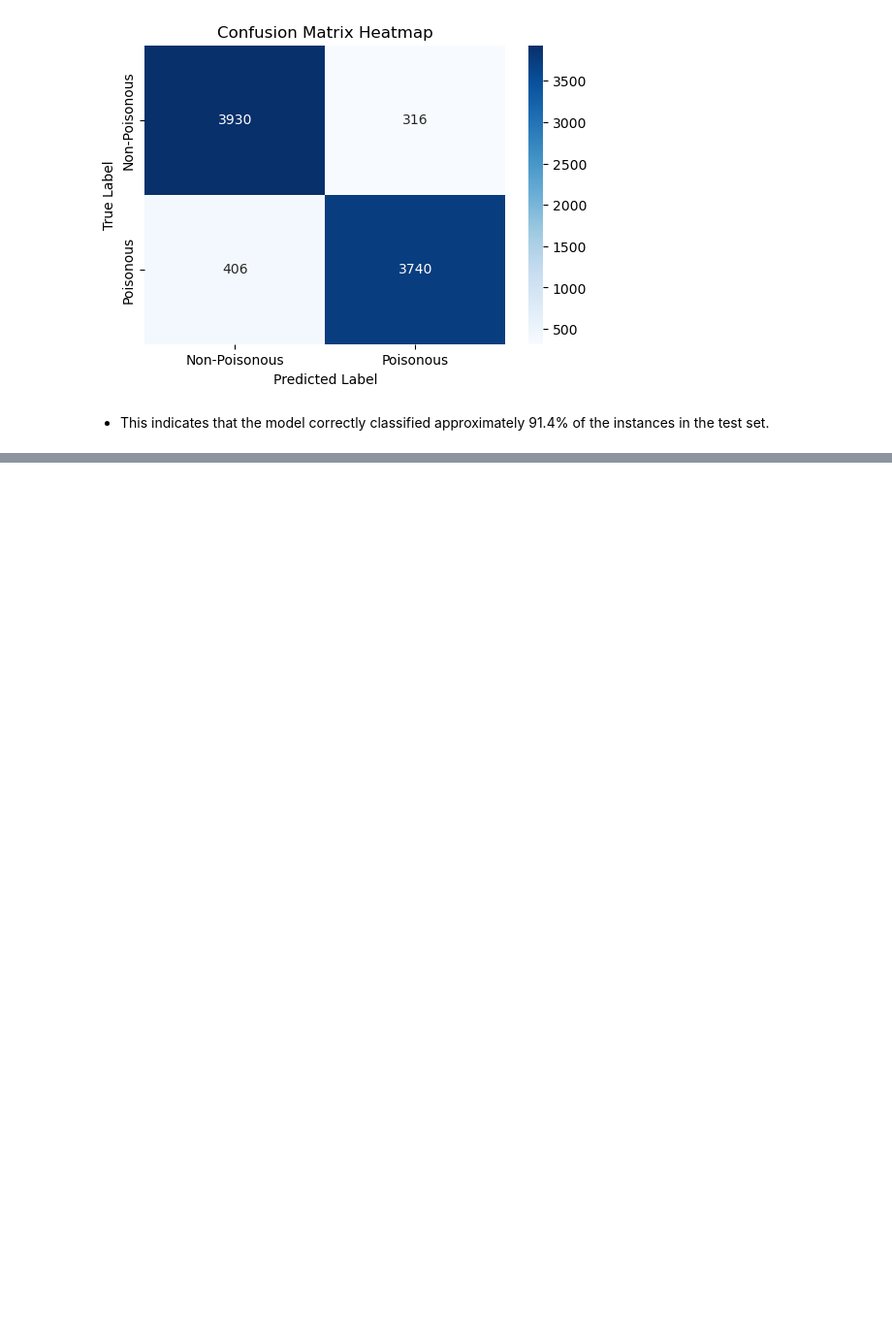
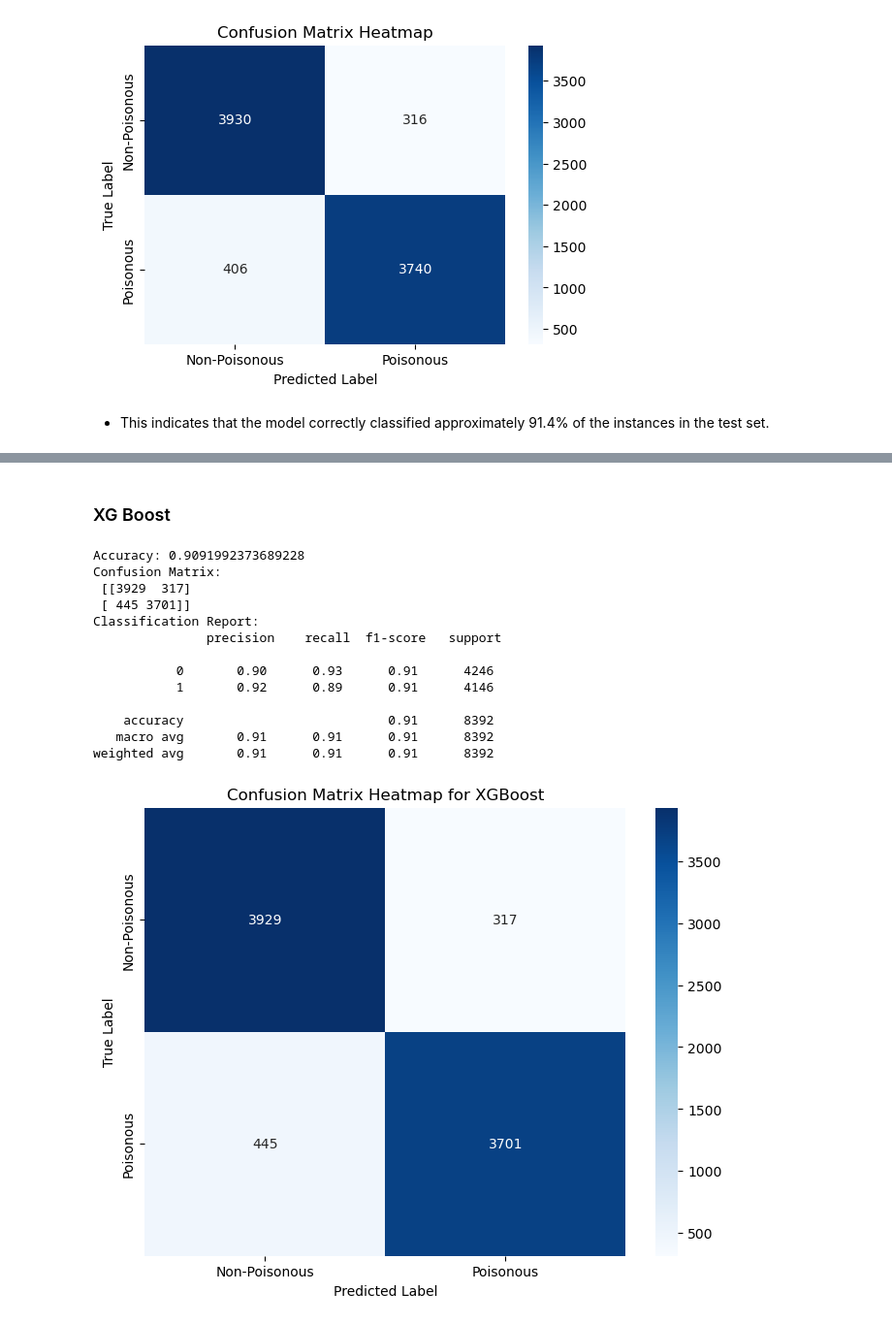
Before and after one commit to kiptochmike/Mental-Health-Corpus, a Jupyter notebook: mental.ipynb, the cells around one changed output, grey strips where cells are left out. Shown: that part at 97% size. Cells and saved outputs as stored; diff of their text form; code cells hidden in the pictures; blank space fills up the shorter version.

```diff
--- a/mental.ipynb
+++ b/mental.ipynb
@@ -336,0 +457,43 @@ weighted avg       0.91      0.91      0.91      8392
+# %% [markdown]
+### XG Boost
+# %%
+
+# Initialize XGBoost classifier
+xgb_model = xgb.XGBClassifier(random_state=42, use_label_encoder=False, eval_metric='mlogloss')
+
+# Train the model
+xgb_model.fit(X_resampled, y_resampled)
+
+# Make predictions
+y_pred = xgb_model.predict(X_test)
+
+# Evaluate the model
+print("Accuracy:", accuracy_score(y_test, y_pred))
+print("Confusion Matrix:\n", confusion_matrix(y_test, y_pred))
+print("Classification Report:\n", classification_report(y_test, y_pred))
+
+# Visualize the Confusion Matrix
+conf_matrix = confusion_matrix(y_test, y_pred)
+plt.figure(figsize=(8, 6))
+sns.heatmap(conf_matrix, annot=True, fmt='d', cmap='Blues',
+            xticklabels=['Non-Poisonous', 'Poisonous'],
+            yticklabels=['Non-Poisonous', 'Poisonous'])
+plt.xlabel('Predicted Label')
+plt.ylabel('True Label')
+plt.title('Confusion Matrix Heatmap for XGBoost')
+plt.show()
+# %% [output]
+Accuracy: 0.9091992373689228
+Confusion Matrix:
+ [[3929  317]
+ [ 445 3701]]
+Classification Report:
+               precision    recall  f1-score   support
+
+           0       0.90      0.93      0.91      4246
+           1       0.92      0.89      0.91      4146
+
+    accuracy                           0.91      8392
+   macro avg       0.91      0.91      0.91      8392
+weighted avg       0.91      0.91      0.91      8392
+[figure, added]
```
Also changed, not shown: parts of 8 cells of this notebook.
